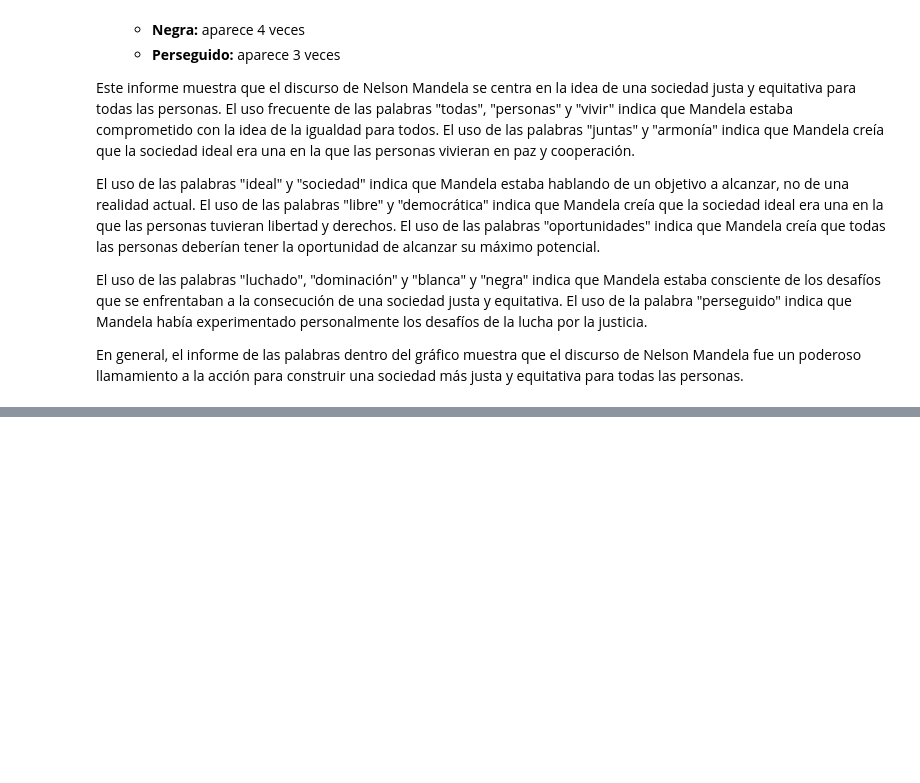
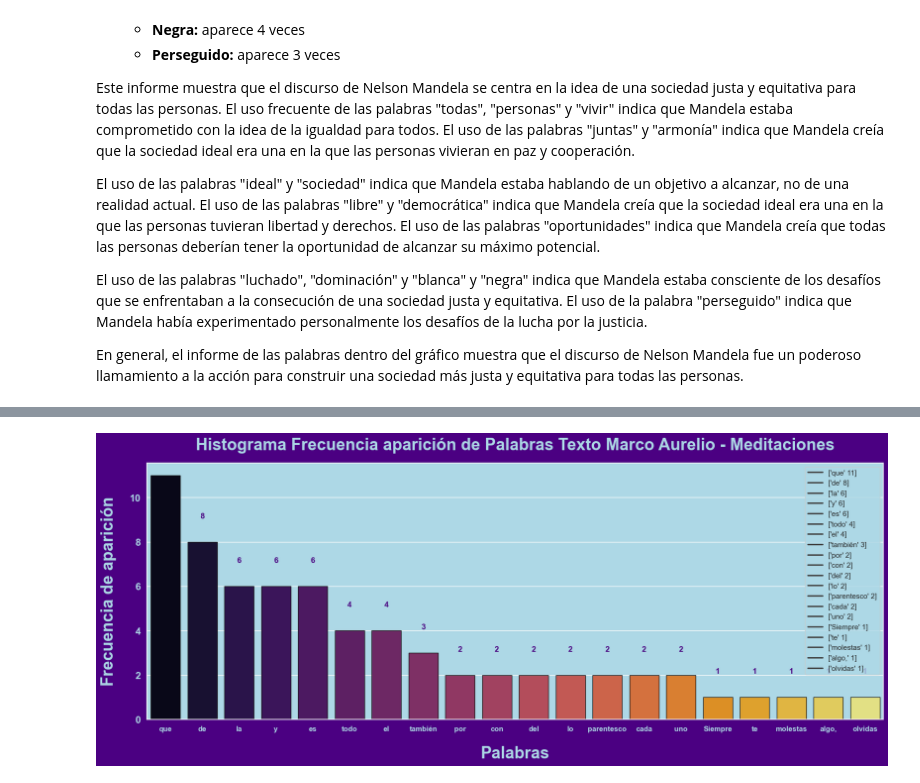
Before and after one commit to Wanves/PythonDataScience, a Jupyter notebook: Lenguaje Natural Introducción a NLP con análisis de sentimiento/Analisis_palabras_frecuentes.ipynb, the cells around one changed output, grey strips where cells are left out. Cells and saved outputs as stored; diff of their text form; code cells hidden in the pictures; blank space fills up the shorter version.

```diff
--- a/Lenguaje Natural Introducción a NLP con análisis de sentimiento/Analisis_palabras_frecuentes.ipynb
+++ b/Lenguaje Natural Introducción a NLP con análisis de sentimiento/Analisis_palabras_frecuentes.ipynb
@@ -414,0 +578,23 @@ En general, el informe de las palabras dentro del gráfico muestra que el discur
+# %%
+def histo_barras(df, texto, cantidad):
+    palabras = ' '.join([palabras for palabras in df['palabras']])
+    frase_token = token_espacio.tokenize(palabras)
+    frecuencia = nltk.FreqDist(frase_token)
+    sns.set(rc={"axes.facecolor": "lightblue", "figure.facecolor": "indigo"})
+    df = df_frecuencia.nlargest(columns='frecuencia', n=cantidad)
+    ax = sns.barplot(data=df, x='palabras', y='frecuencia',color='b',  edgecolor='k', palette='inferno');
+    ax.figure.set_size_inches(20,7)
+    ax.set_title('Histograma Frecuencia aparición de Palabras Texto Marco Aurelio - Meditaciones', fontsize=25, color='lightblue', fontweight='bold', pad=20)
+    ax.set_xlabel('Palabras', fontsize=25, color='lightblue', fontweight='bold', labelpad=20)
+    ax.set_ylabel('Frecuencia de aparición',fontsize=25, color='lightblue', fontweight='bold', labelpad=20)
+    plt.xticks(color='lightblue', size=11, fontweight='bold')
+    plt.yticks(color='lightblue', size=15, fontweight='bold')
+    for p in ax.patches:
+        height = p.get_height()
+        plt.text(p.get_x() + p.get_width() / 2, height + 1, f'{int(height)}', ha='center', va='bottom',
+                 color='indigo', fontsize=12, fontweight='bold')
+    plt.legend(df_frecuencia.nlargest(columns='frecuencia', n=20).values)
+    plt.show()
+histo_barras(df_frecuencia, df_frecuencia['palabras'], 20)
+# %% [output]
+[figure, added]
```
Also changed, not shown: parts of 25 cells of this notebook.
